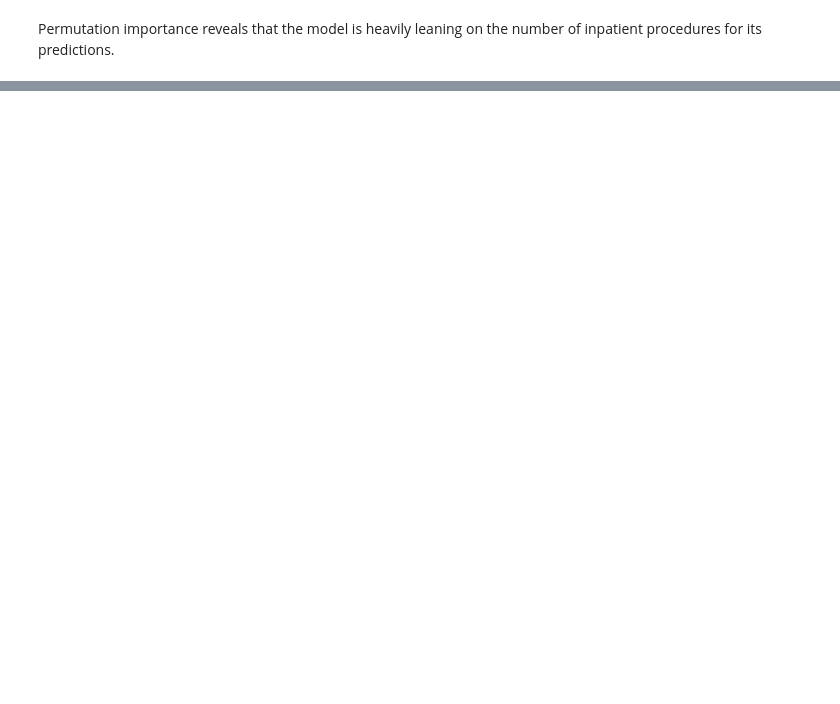
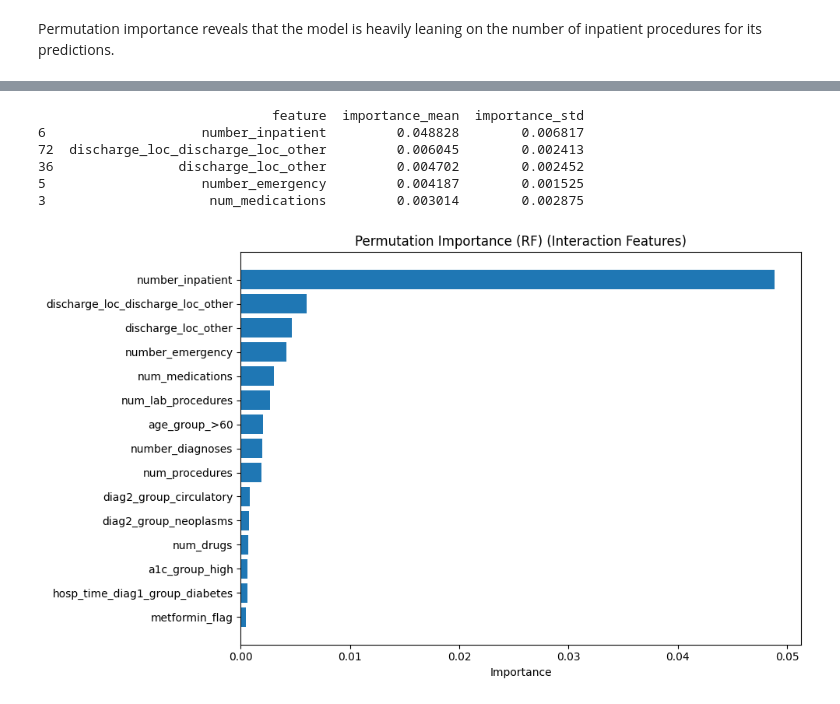
Before and after one commit to meaton96/Eaton_633_Project, a Jupyter notebook: notebooks/02_Random_Forest.ipynb, the cells around one changed output, grey strips where cells are left out. Drawn from its saved outputs; the diff is of its cells as text; code cells hidden in the pictures; blank space fills up the shorter version.

```diff
--- a/notebooks/02_Random_Forest.ipynb
+++ b/notebooks/02_Random_Forest.ipynb
@@ -232,0 +244,13 @@ check_feature_importances(pipe_rf_1, feat_names=X_train_1.columns)
+# %%
+feat_perm_rt_int = cv_permutation_importance(make_rf_pipe, X_train_int, y_train_int, cv_rf_int)
+
+print(feat_perm_rt_int.head())
+plot_feature_importance(feat_perm_rt_int, 'feature', 'importance_mean', 15, 'Permutation Importance (RF) (Interaction Features)')
+# %% [output]
+                              feature  importance_mean  importance_std
+6                    number_inpatient         0.048828        0.006817
+72  discharge_loc_discharge_loc_other         0.006045        0.002413
+36                discharge_loc_other         0.004702        0.002452
+5                    number_emergency         0.004187        0.001525
+3                     num_medications         0.003014        0.002875
+[figure, added]
```
Also changed, not shown: parts of 11 cells of this notebook.
